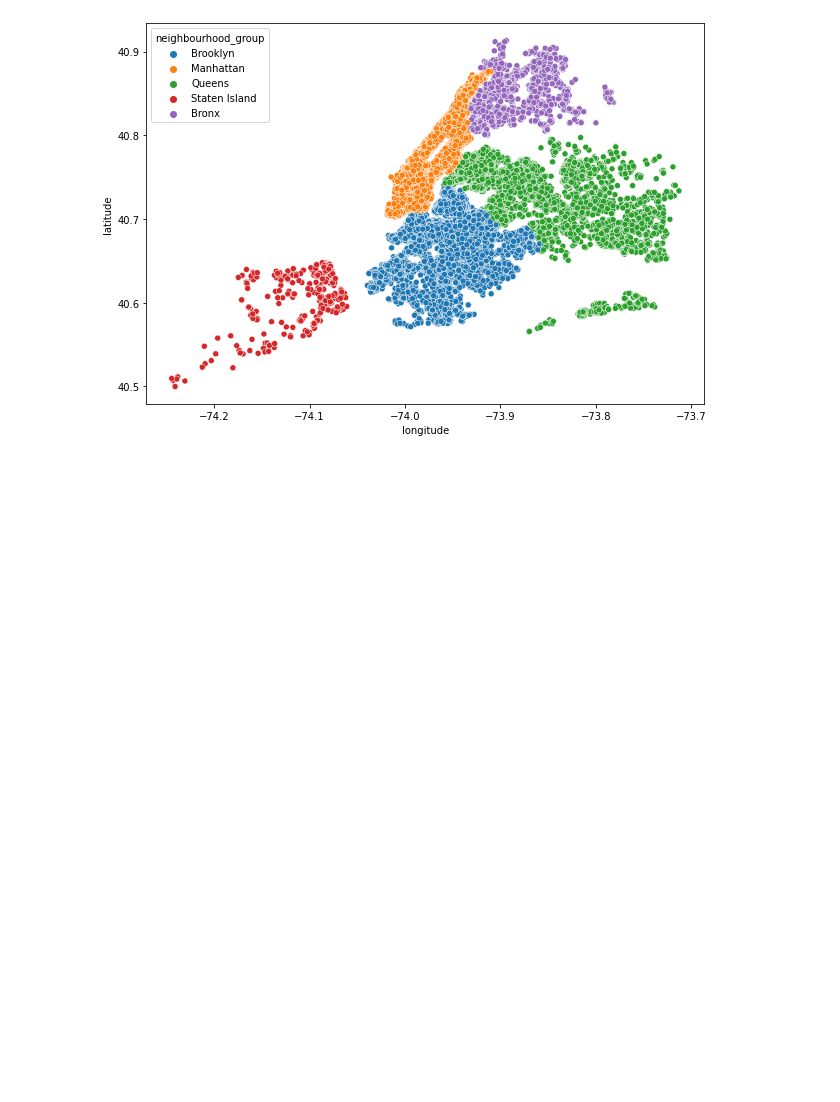
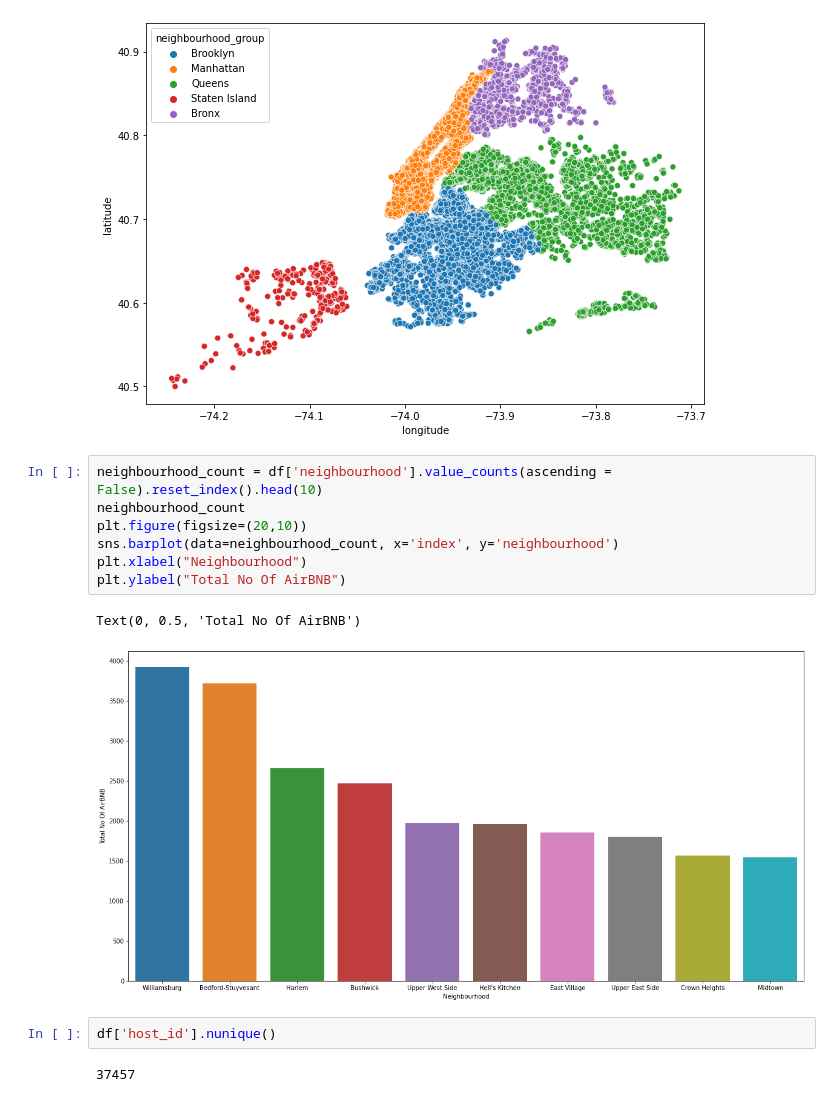
Before and after one commit to Roshani9989/airbnb-data-analysis, a Jupyter notebook: Roshani_Airbnb.ipynb, the cells around one changed output. Saved outputs shown, nothing was run; the diff lists cells and outputs as text; blank space fills up the shorter version.

```diff
--- a/Roshani_Airbnb.ipynb
+++ b/Roshani_Airbnb.ipynb
@@ -233,3 +233,17 @@ plt.ioff()
 plt.show()
 # %% [output]
 [figure]
+# %%
+neighbourhood_count = df['neighbourhood'].value_counts(ascending = False).reset_index().head(10)
+neighbourhood_count
+plt.figure(figsize=(20,10))
+sns.barplot(data=neighbourhood_count, x='index', y='neighbourhood')
+plt.xlabel("Neighbourhood")
+plt.ylabel("Total No Of AirBNB")
+# %% [output]
+Text(0, 0.5, 'Total No Of AirBNB')
+[figure, added]
+# %%
+df['host_id'].nunique()
+# %% [output]
+37457
```
Also changed, not shown: parts of 1 cell of this notebook.
